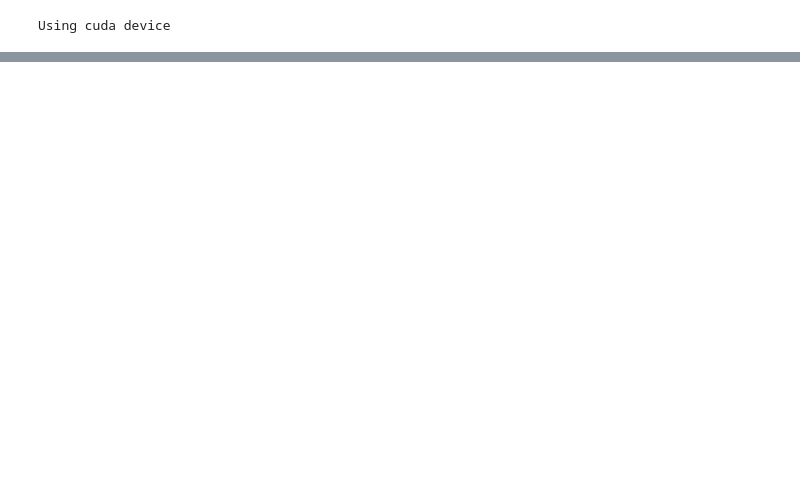
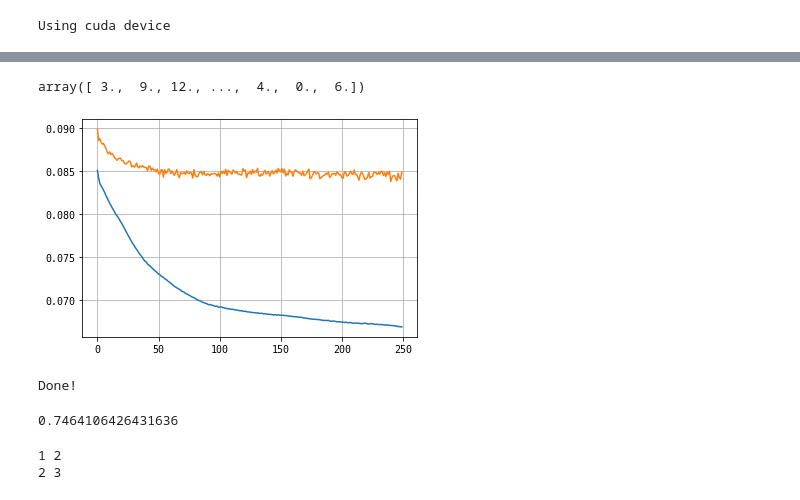
Before and after one commit to nologicexe/diploma, a Jupyter notebook: WaveletTransform.ipynb, the cells around one changed output, grey strips where cells are left out. Drawn from its saved outputs; the diff is of its cells as text; code cells hidden in the pictures; blank space fills up the shorter version.

```diff
--- a/WaveletTransform.ipynb
+++ b/WaveletTransform.ipynb
@@ -309,0 +544,4 @@ NameError: name 'scipy' is not defined
+# %%
+device = "cuda" if torch.cuda.is_available() else "cpu"
+# device = 'cpu'
+print("Using {} device".format(device))
@@ -309,0 +583,3 @@ NameError: name 'scipy' is not defined
+# %%
+loss_fn = nn.CrossEntropyLoss()
+optimizer = torch.optim.SGD(model.parameters(), lr=1e-1)
@@ -309,0 +607,42 @@ NameError: name 'scipy' is not defined
+# %%
+def test(dataloader, model, test_loss_hist):
+    size = len(dataloader.dataset)
+    model.eval()
+    test_loss, correct = 0, 0
+    with torch.no_grad():
+        for X, y in dataloader:
+            X, y = X.to(device), y.to(device)
+            pred = model(X)
+            test_loss += loss_fn(pred, y).item()
+            correct += (pred.argmax(1) == y).type(torch.float).sum().item()
+        test_loss /= size
+        correct /= size
+        test_loss_hist.append(test_loss)
+
+        print(f"Test Error: \n Accuracy: {(100*correct):>0.1f}%, Avg loss: {test_loss:>8f} \n")
+# %%
+test_loss_hist = []
+train_loss_hist = []
+# %%
+y_train
+# %% [output]
+array([ 3.,  9., 12., ...,  4.,  0.,  6.])
+# %%
+from IPython.display import clear_output
+from matplotlib import pyplot as plt
+
+epochs = 250
+for t in range(epochs):
+    print(f"Epoch {t+1}\n----------------------------------")
+    train(train_dataloader, model, loss_fn, optimizer, train_loss_hist)
+    test(test_dataloader, model, test_loss_hist)
+    clear_output(wait=True)
+    if(t%50):
+        plt.plot(train_loss_hist)
+        plt.plot(test_loss_hist)
+        plt.grid(True)
+        plt.show()
+print("Done!")
+# %% [output]
+[figure, added]
+Done!
@@ -309,0 +657,12 @@ NameError: name 'scipy' is not defined
+# %%
+from sklearn.metrics import roc_auc_score
+roc_auc_score(y_test, y_predict, multi_class="ovo", average='macro')
+# %% [output]
+0.7464106426431636
+# %%
+a = [(1, 2), (2, 3)]
+for b, c in a:
+    print (b, c)
+# %% [output]
+1 2
+2 3
```
Also changed, not shown: parts of 129 cells of this notebook.
